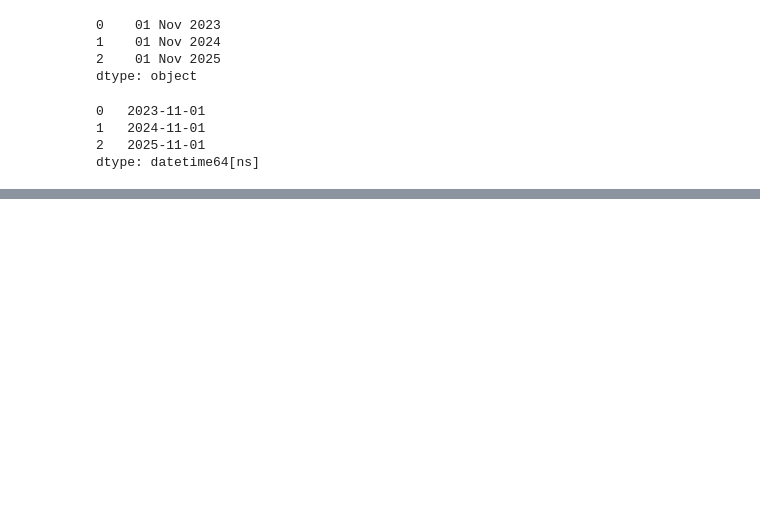
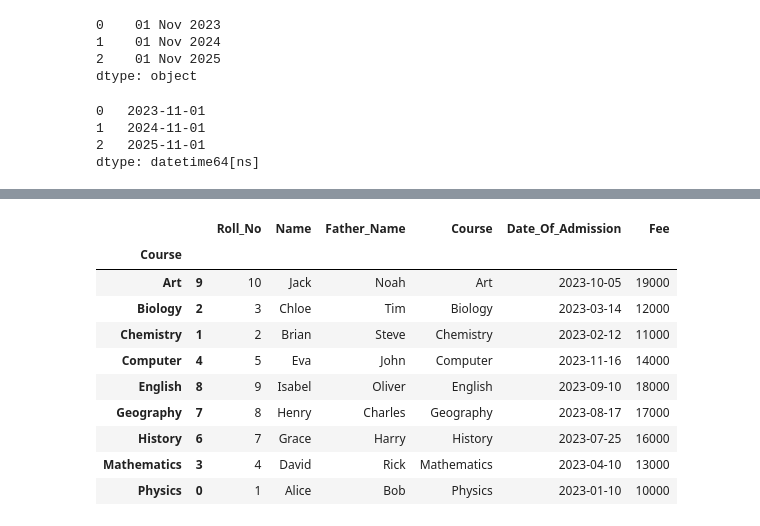
Before and after one commit to AhmedShaykh/NumPy-And-Pandas, a Jupyter notebook: pandas3.ipynb, the cells around one changed output, grey strips where cells are left out. Cells and saved outputs as stored; diff of their text form; code cells hidden in the pictures; blank space fills up the shorter version.

```diff
--- a/pandas3.ipynb
+++ b/pandas3.ipynb
@@ -715,0 +976,14 @@ dtype: datetime64[ns]
+# %%
+studentsDf.groupby(["Course"]).apply(lambda x: x.head(1))
+# %% [output]
+|  |  | Roll_No | Name | Father_Name | Course | Date_Of_Admission | Fee |
+| Course |  |  |  |  |  |  |  |
+| Art | 9 | 10 | Jack | Noah | Art | 2023-10-05 | 19000 |
+| Biology | 2 | 3 | Chloe | Tim | Biology | 2023-03-14 | 12000 |
+| Chemistry | 1 | 2 | Brian | Steve | Chemistry | 2023-02-12 | 11000 |
+| Computer | 4 | 5 | Eva | John | Computer | 2023-11-16 | 14000 |
+| English | 8 | 9 | Isabel | Oliver | English | 2023-09-10 | 18000 |
+| Geography | 7 | 8 | Henry | Charles | Geography | 2023-08-17 | 17000 |
+| History | 6 | 7 | Grace | Harry | History | 2023-07-25 | 16000 |
+| Mathematics | 3 | 4 | David | Rick | Mathematics | 2023-04-10 | 13000 |
+| Physics | 0 | 1 | Alice | Bob | Physics | 2023-01-10 | 10000 |
```
Also changed, not shown: parts of 20 cells of this notebook.
